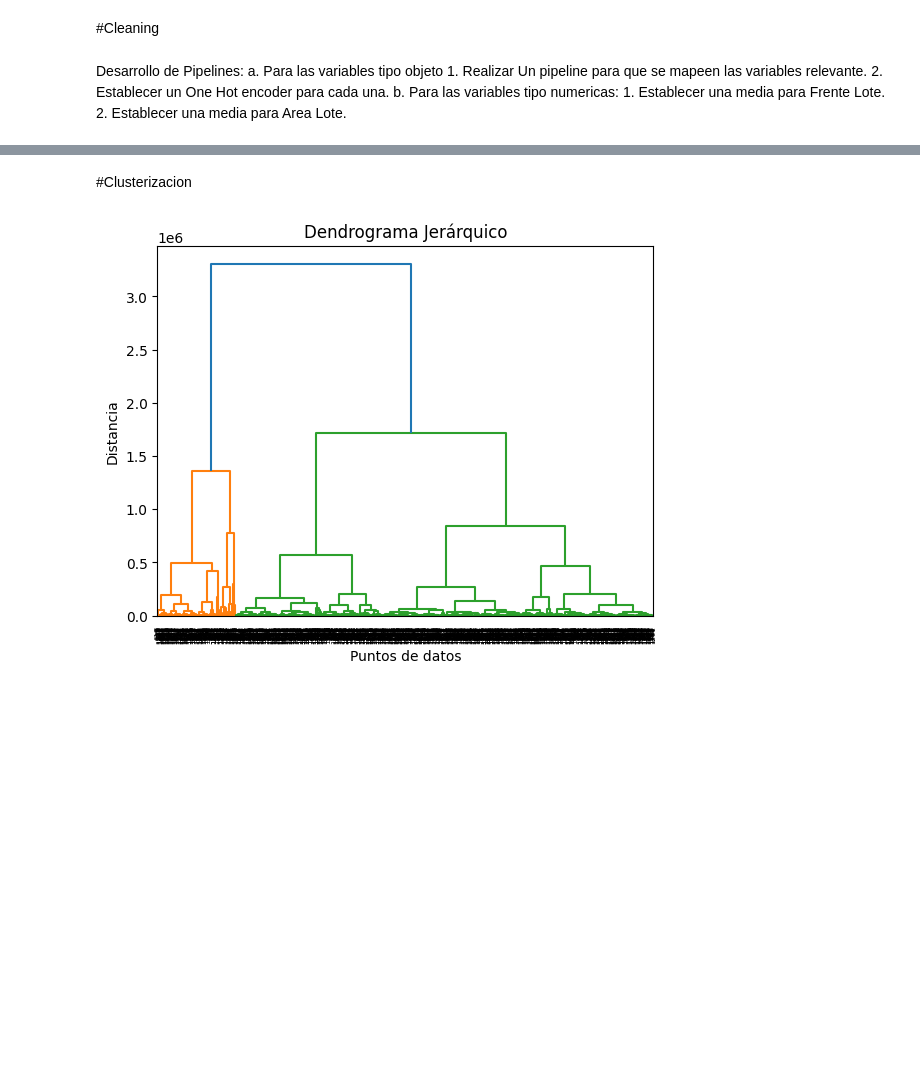
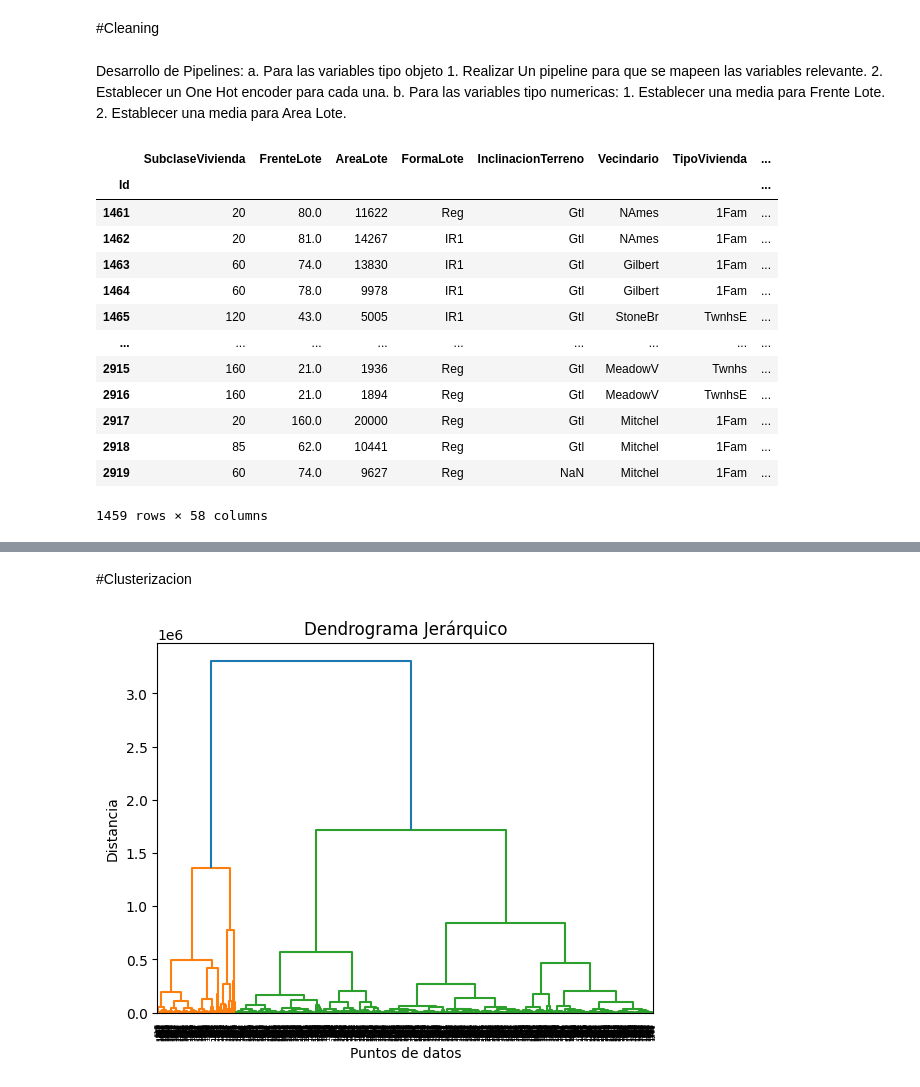
Before and after one commit to elopezfilippini/pythonworks, a Jupyter notebook: House_Pricing_Project.ipynb, the cells around one changed output, grey strips where cells are left out. Cells and saved outputs as stored; diff of their text form; code cells hidden in the pictures; blank space fills up the shorter version.

```diff
--- a/House_Pricing_Project.ipynb
+++ b/House_Pricing_Project.ipynb
@@ -427,3 +541,28 @@ class nulos(BaseEstimator, TransformerMixin):
       x["AreaGarage"] = imputer.fit_transform(x[["AreaGarage"]])
       x["TotalMtsSotano"] = imputer.fit_transform(x[["TotalMtsSotano"]])
       return x
+# %%
+xxx=df2.copy()
+ohe = OneHotEncoder(handle_unknown="ignore", sparse=False)
+transformed_data = ohe.fit_transform(xxx[["Vecindario"]])
+feature_names = ohe.get_feature_names_out(input_features=["Vecindario"])
+c=pd.DataFrame(transformed_data, columns=feature_names)
+c.index = xxx.index
+
+xxx = pd.concat([xxx, c], axis=1)
+xxx
+# %% [output]
+|  | SubclaseVivienda | FrenteLote | AreaLote | FormaLote | InclinacionTerreno | Vecindario | TipoVivienda | ... |
+| Id |  |  |  |  |  |  |  | ... |
+| 1461 | 20 | 80.0 | 11622 | Reg | Gtl | NAmes | 1Fam | ... |
+| 1462 | 20 | 81.0 | 14267 | IR1 | Gtl | NAmes | 1Fam | ... |
+| 1463 | 60 | 74.0 | 13830 | IR1 | Gtl | Gilbert | 1Fam | ... |
+| 1464 | 60 | 78.0 | 9978 | IR1 | Gtl | Gilbert | 1Fam | ... |
+| 1465 | 120 | 43.0 | 5005 | IR1 | Gtl | StoneBr | TwnhsE | ... |
+| ... | ... | ... | ... | ... | ... | ... | ... | ... |
+| 2915 | 160 | 21.0 | 1936 | Reg | Gtl | MeadowV | Twnhs | ... |
+| 2916 | 160 | 21.0 | 1894 | Reg | Gtl | MeadowV | TwnhsE | ... |
+| 2917 | 20 | 160.0 | 20000 | Reg | Gtl | Mitchel | 1Fam | ... |
+| 2918 | 85 | 62.0 | 10441 | Reg | Gtl | Mitchel | 1Fam | ... |
+| 2919 | 60 | 74.0 | 9627 | Reg | NaN | Mitchel | 1Fam | ... |
+1459 rows × 58 columns
```
Also changed, not shown: parts of 26 cells of this notebook.
